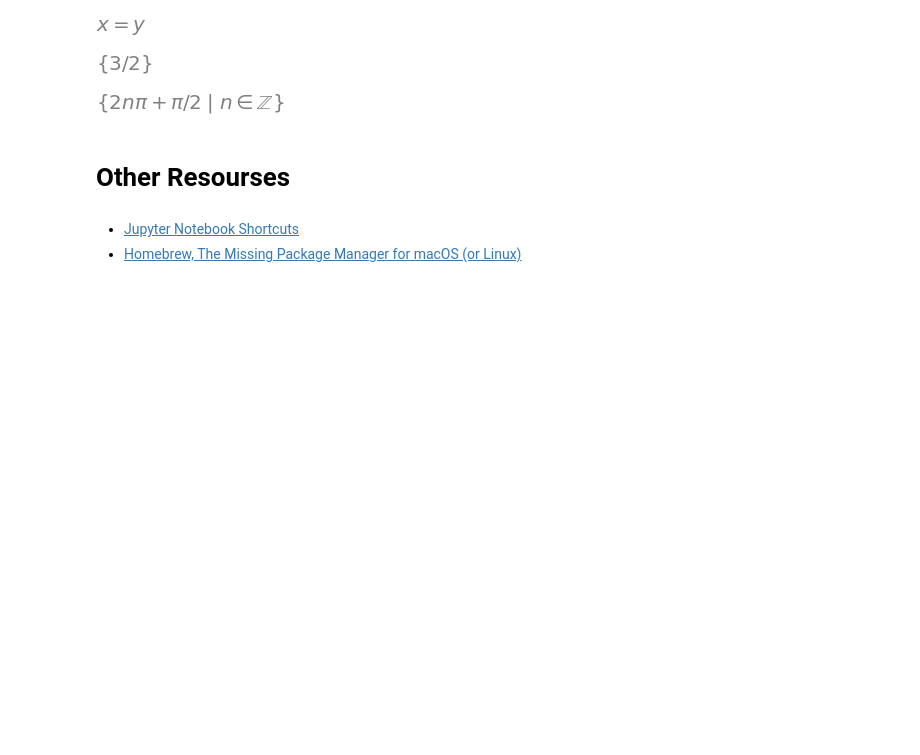
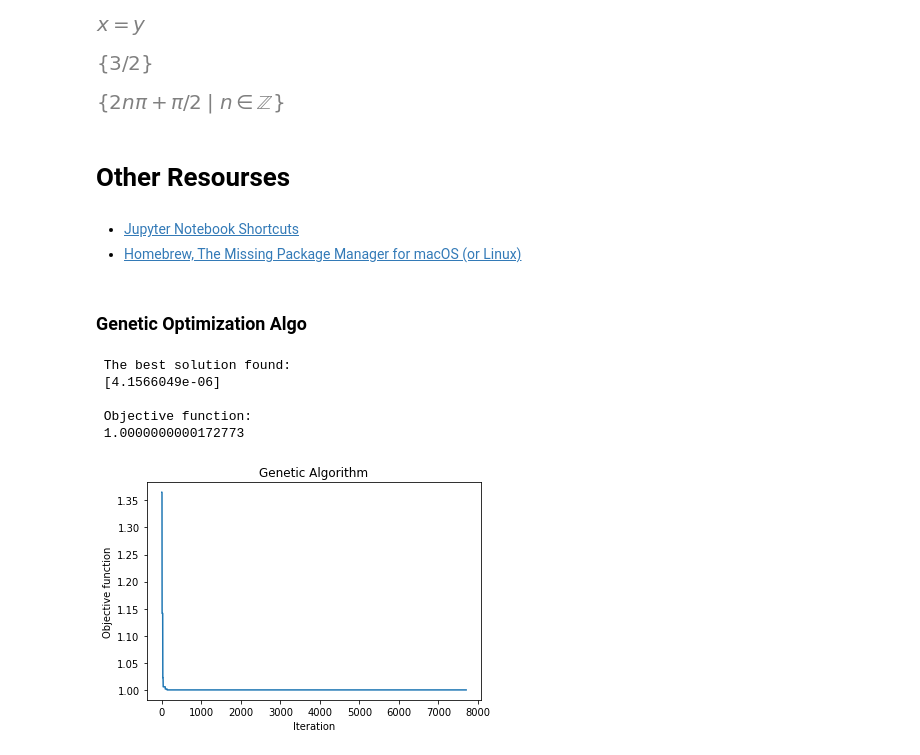
Before and after one commit to justinmitchelltech/Documentation, a Jupyter notebook: Python/Python.ipynb, the cells around one changed output. Cells and saved outputs as stored; diff of their text form; code cells hidden in the pictures; blank space fills up the shorter version.

Commit message:
Added Gentic Algo example

```diff
--- a/Python/Python.ipynb
+++ b/Python/Python.ipynb
@@ -236,3 +236,27 @@ solveset(Eq(sin(x), 1), x)
 # %% [markdown]
 * [Jupyter Notebook Shortcuts](https://towardsdatascience.com/jypyter-notebook-shortcuts-bf0101a98330)
 * [Homebrew, The Missing Package Manager for macOS (or Linux)](https://brew.sh)
+# %% [markdown]
+### Genetic Optimization Algo
+# %%
+import numpy as np
+import math
+from geneticalgorithm import geneticalgorithm as ga
+
+def f(x):
+
+    return (x**2 + 1)
+
+
+varbound=np.array([[-77, 77]])
+
+model=ga(function=f,dimension=1,variable_type='real',variable_boundaries=varbound)
+
+model.run()
+# %% [output]
+ The best solution found:
+ [4.1566049e-06]
+
+ Objective function:
+ 1.0000000000172773
+[figure, added]
```
Also changed, not shown: 2 other files.
